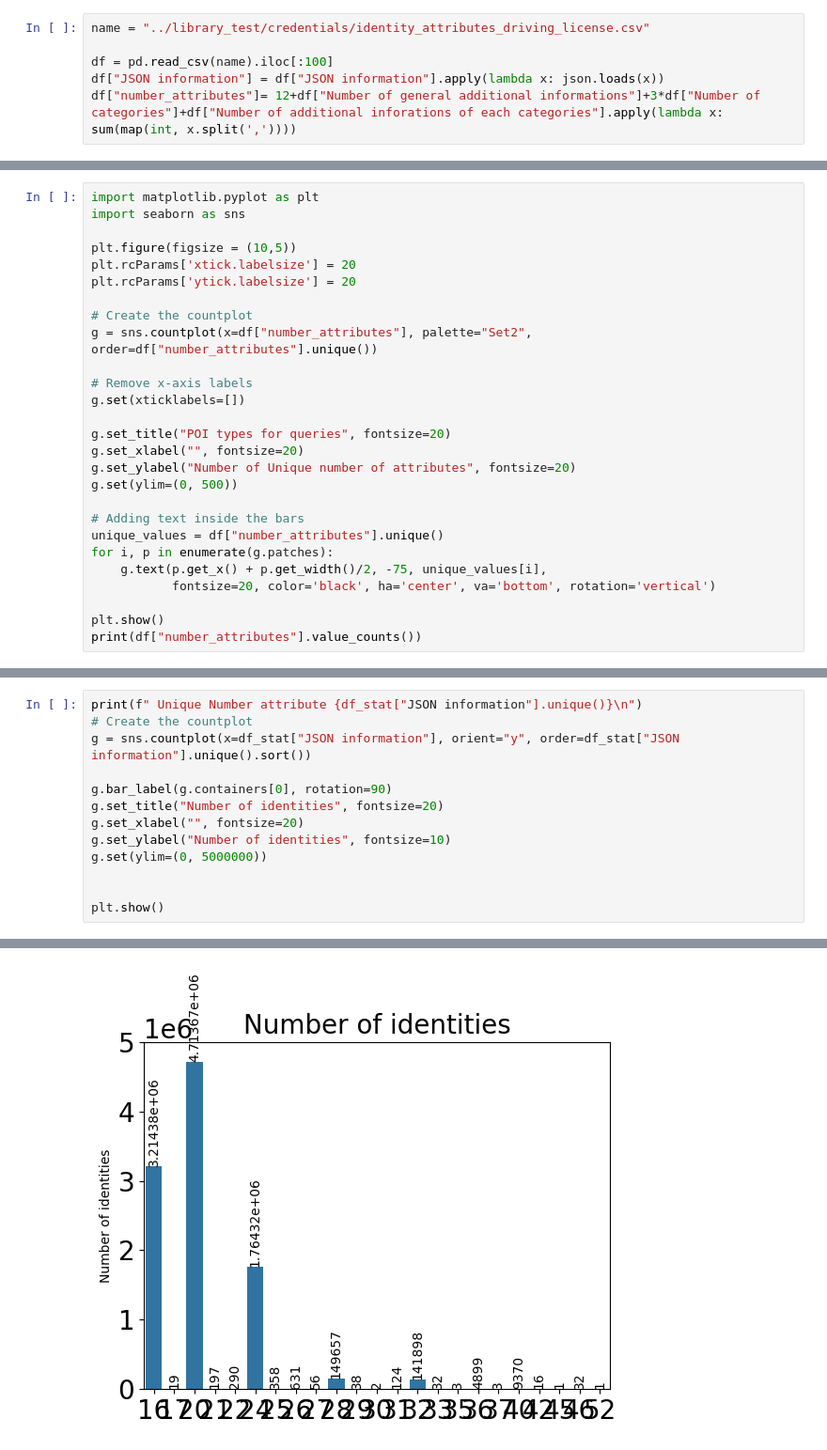
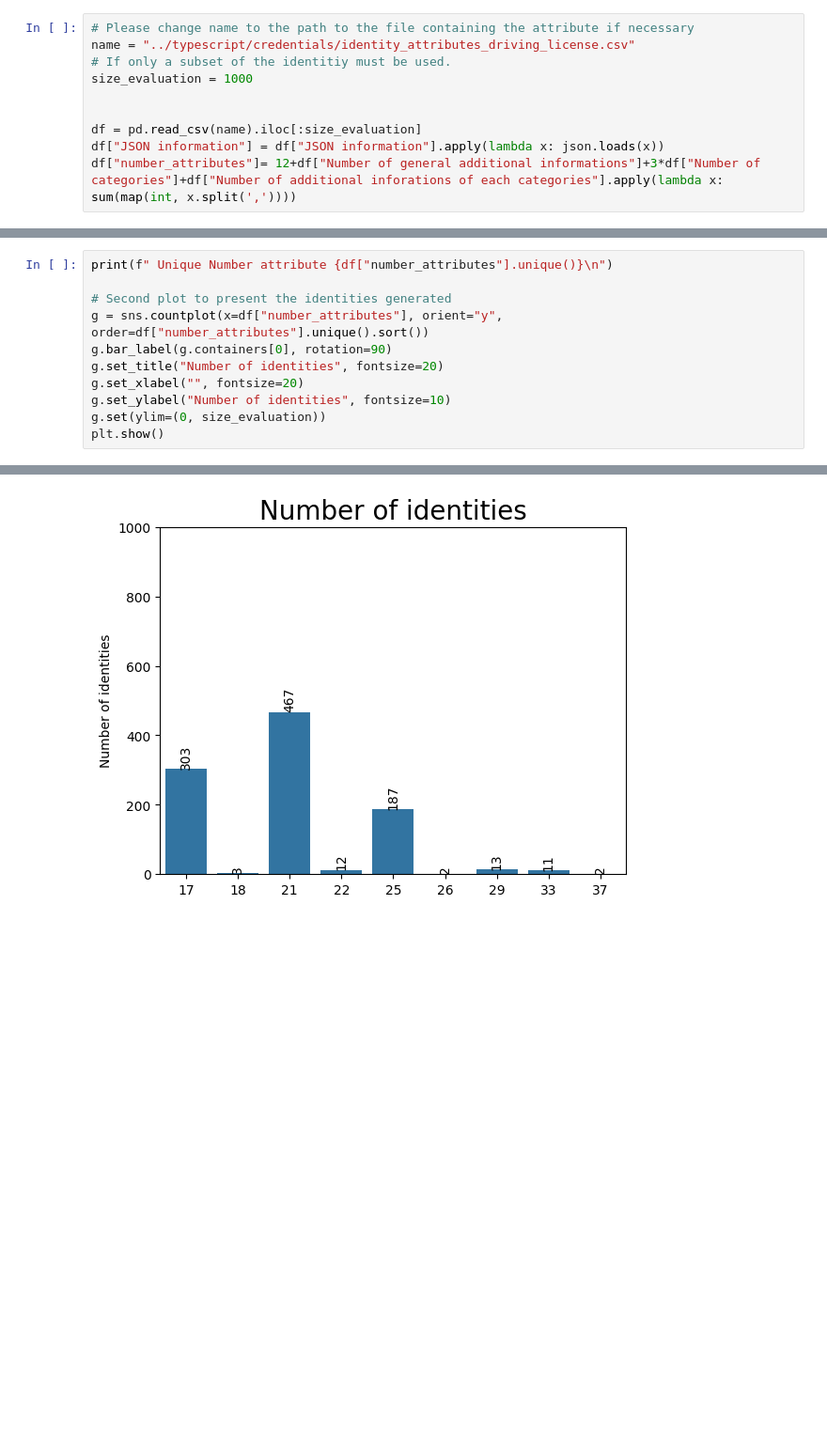
Before and after one commit to Matathiasq13824/Master-Thesis-BBS-Analysis, a Jupyter notebook: python/pre_analysis.ipynb, the cells around one changed output, grey strips where cells are left out. Shown at 94% size. Drawn from its saved outputs; the diff is of its cells as text; blank space fills up the shorter version.

```diff
--- a/python/pre_analysis.ipynb
+++ b/python/pre_analysis.ipynb
@@ -16,7 +10,11 @@ from sklearn import metrics
 # %%
-name = "../library_test/credentials/identity_attributes_driving_license.csv"
+# Please change name to the path to the file containing the attribute if necessary
+name = "../typescript/credentials/identity_attributes_driving_license.csv"
+# If only a subset of the identitiy must be used.
+size_evaluation = 1000
 
-df = pd.read_csv(name).iloc[:100]
+
+df = pd.read_csv(name).iloc[:size_evaluation]
 df["JSON information"] = df["JSON information"].apply(lambda x: json.loads(x))
 df["number_attributes"]= 12+df["Number of general additional informations"]+3*df["Number of categories"]+df["Number of additional inforations of each categories"].apply(lambda x: sum(map(int, x.split(','))))
 # %%
@@ -43,28 +54 @@ max       37.000000
 Name: number_attributes, dtype: float64
-# %%
-import matplotlib.pyplot as plt
-import seaborn as sns
-
-plt.figure(figsize = (10,5))
-plt.rcParams['xtick.labelsize'] = 20
-plt.rcParams['ytick.labelsize'] = 20
-
-# Create the countplot
-g = sns.countplot(x=df["number_attributes"], palette="Set2", order=df["number_attributes"].unique())
-
-# Remove x-axis labels
-g.set(xticklabels=[])
-
-g.set_title("POI types for queries", fontsize=20)
-g.set_xlabel("", fontsize=20)
-g.set_ylabel("Number of Unique number of attributes", fontsize=20)
-g.set(ylim=(0, 500))
-
-# Adding text inside the bars
-unique_values = df["number_attributes"].unique()
-for i, p in enumerate(g.patches):
-    g.text(p.get_x() + p.get_width()/2, -75, unique_values[i],
-           fontsize=20, color='black', ha='center', va='bottom', rotation='vertical')
-
-plt.show()
-print(df["number_attributes"].value_counts())
@@ -109,14 +55,12 @@ Name: count, dtype: int64
 # %%
-print(f" Unique Number attribute {df_stat["JSON information"].unique()}\n")
-# Create the countplot
-g = sns.countplot(x=df_stat["JSON information"], orient="y", order=df_stat["JSON information"].unique().sort())
+print(f" Unique Number attribute {df["number_attributes"].unique()}\n")
 
+# Second plot to present the identities generated
+g = sns.countplot(x=df["number_attributes"], orient="y", order=df["number_attributes"].unique().sort())
 g.bar_label(g.containers[0], rotation=90)
 g.set_title("Number of identities", fontsize=20)
 g.set_xlabel("", fontsize=20)
 g.set_ylabel("Number of identities", fontsize=10)
-g.set(ylim=(0, 5000000))
-
-
+g.set(ylim=(0, size_evaluation))
 plt.show()
 # %% [output]
@@ -124 +68 @@ plt.show()
-[figure, old version]
+[figure, new version]
```
Also changed, not shown: parts of 6 cells of this notebook, 16 other files.
